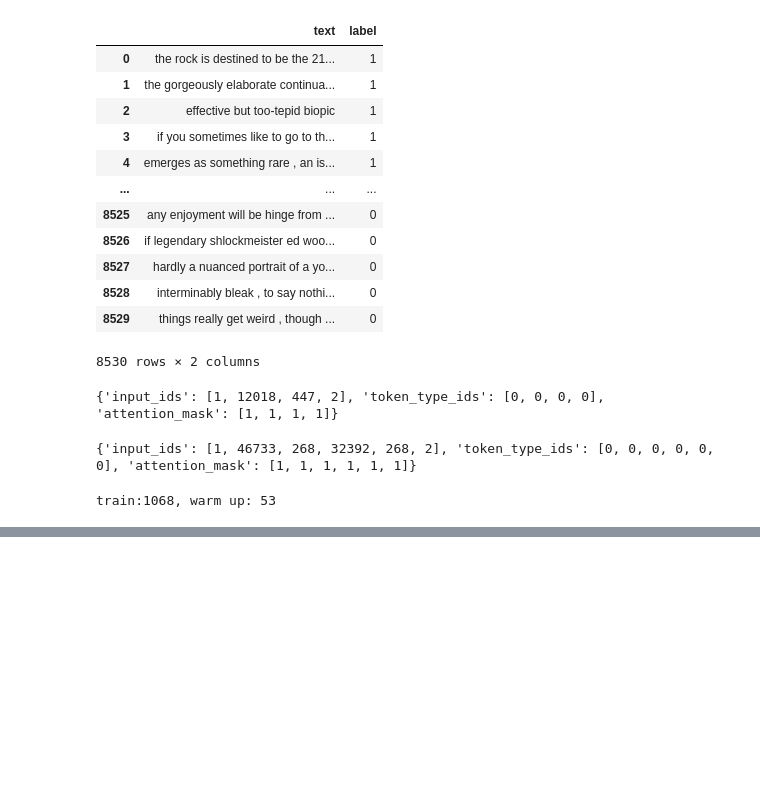
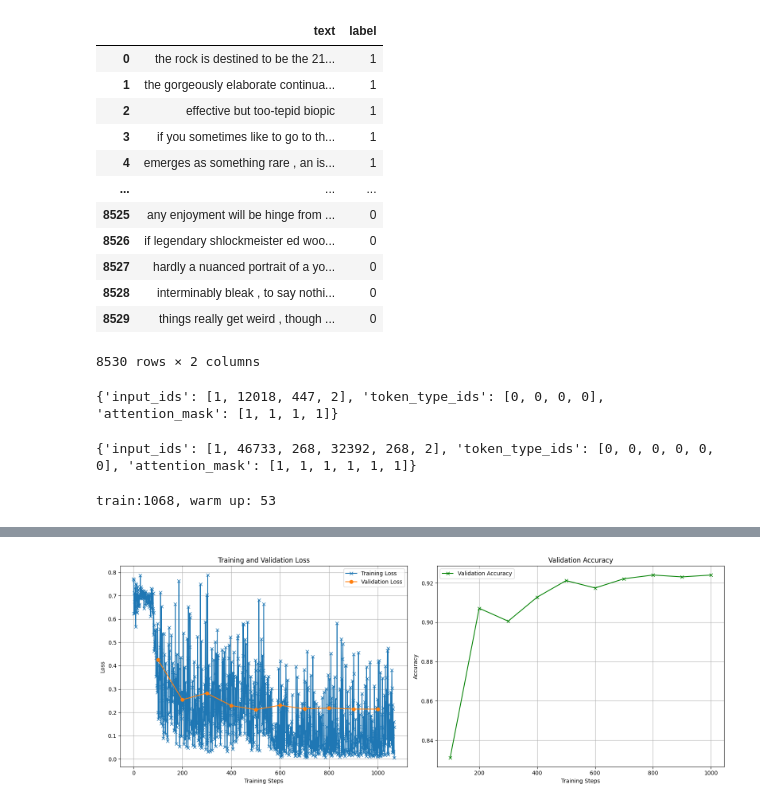
Before and after one commit to Anou-shka/SC4002_NLP, a Jupyter notebook: BERT/train_bert.ipynb, the cells around one changed output, grey strips where cells are left out. Saved outputs shown, nothing was run; the diff lists cells and outputs as text; code cells hidden in the pictures; blank space fills up the shorter version.

Commit message:
update visualization (You can check some visualization tech here)

```diff
--- a/BERT/train_bert.ipynb
+++ b/BERT/train_bert.ipynb
@@ -160,11 +162,13 @@ class Collater:
         }
 # %%
 # Hyper paramaters
+
+val_steps = 100 # compute validation error every n step
 
 num_train_epochs = 2
 
 batch_size = 16
-lr = 3e-5
+lr = 1e-5
 weight_decay = 1e-6
 
 warmup_ratio=0.05
@@ -374,0 +379,30 @@ F.sigmoid(cls_model.forward(toks["input_ids"].to(device), toks["attention_mask"]
+# %%
+# visualization 1: train / val curve
+
+val_steps = [(i + 1) * val_steps for i in range(len(val_losses))]
+
+
+fig, (ax1, ax2) = plt.subplots(1, 2, figsize=(16, 6))
+
+# loss
+ax1.plot(train_losses, label='Training Loss', marker='x')
+ax1.plot(val_steps, val_losses, label='Validation Loss', marker='o')
+ax1.set_title('Training and Validation Loss')
+ax1.set_xlabel('Training Steps')
+ax1.set_ylabel('Loss')
+ax1.grid(True)
+ax1.legend()
+
+# acc
+ax2.plot(val_steps, val_accs, label='Validation Accuracy', color='green', marker='x')
+ax2.set_title('Validation Accuracy')
+ax2.set_xlabel('Training Steps')
+ax2.set_ylabel('Accuracy')
+ax2.grid(True)
+ax2.legend()
+
+
+plt.tight_layout()
+plt.show()
+# %% [output]
+[figure, added]
```
Also changed, not shown: parts of 11 cells of this notebook.
